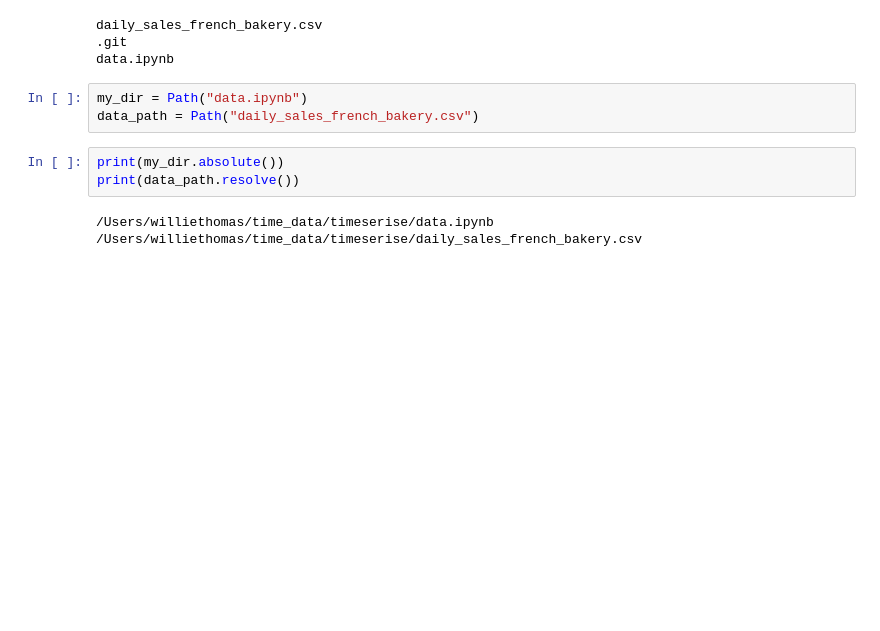
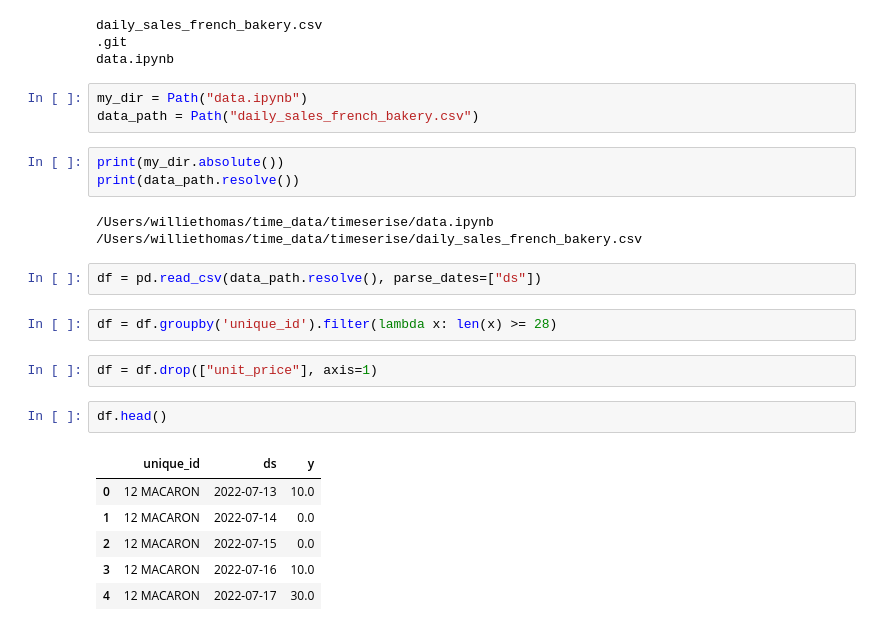
Before and after one commit to eatfro/timeserise, a Jupyter notebook: data.ipynb, the cells around one changed output. Saved outputs shown, nothing was run; the diff lists cells and outputs as text; blank space fills up the shorter version.

```diff
--- a/data.ipynb
+++ b/data.ipynb
@@ -26,3 +32,18 @@ print(data_path.resolve())
 # %% [output]
 /Users/williethomas/time_data/timeserise/data.ipynb
 /Users/williethomas/time_data/timeserise/daily_sales_french_bakery.csv
+# %%
+df = pd.read_csv(data_path.resolve(), parse_dates=["ds"])
+# %%
+df = df.groupby('unique_id').filter(lambda x: len(x) >= 28)
+# %%
+df = df.drop(["unit_price"], axis=1)
+# %%
+df.head()
+# %% [output]
+|  | unique_id | ds | y |
+| 0 | 12 MACARON | 2022-07-13 | 10.0 |
+| 1 | 12 MACARON | 2022-07-14 | 0.0 |
+| 2 | 12 MACARON | 2022-07-15 | 0.0 |
+| 3 | 12 MACARON | 2022-07-16 | 10.0 |
+| 4 | 12 MACARON | 2022-07-17 | 30.0 |
```
Also changed, not shown: parts of 3 cells of this notebook.
